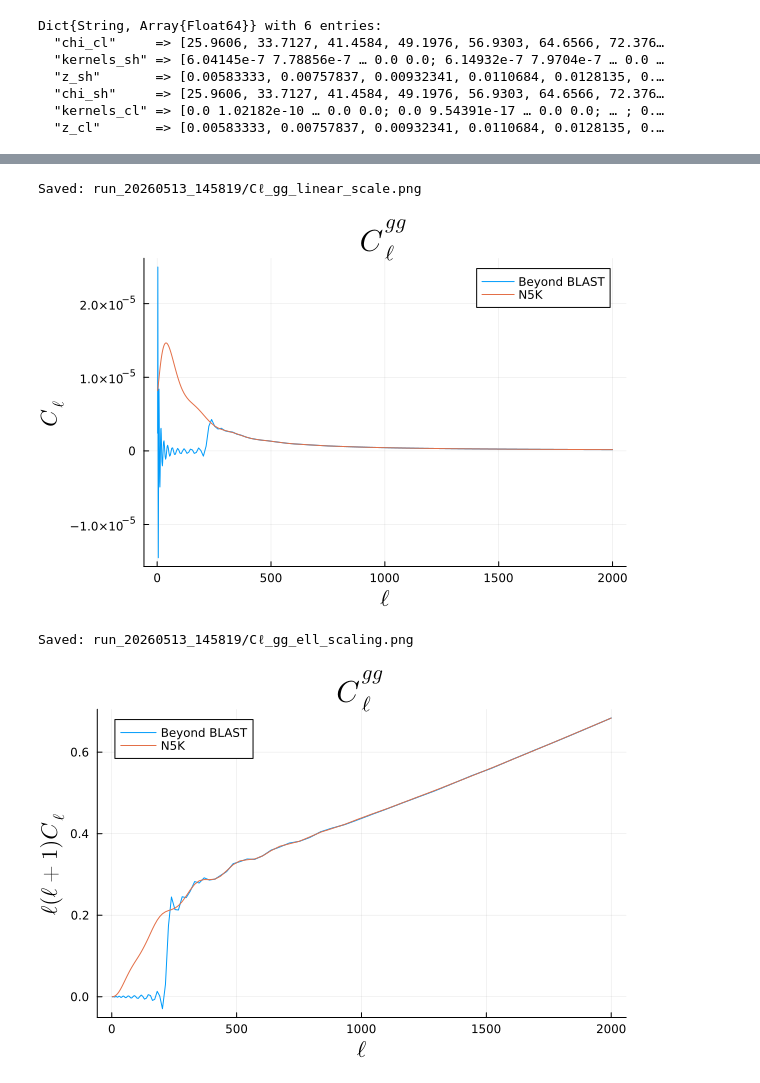
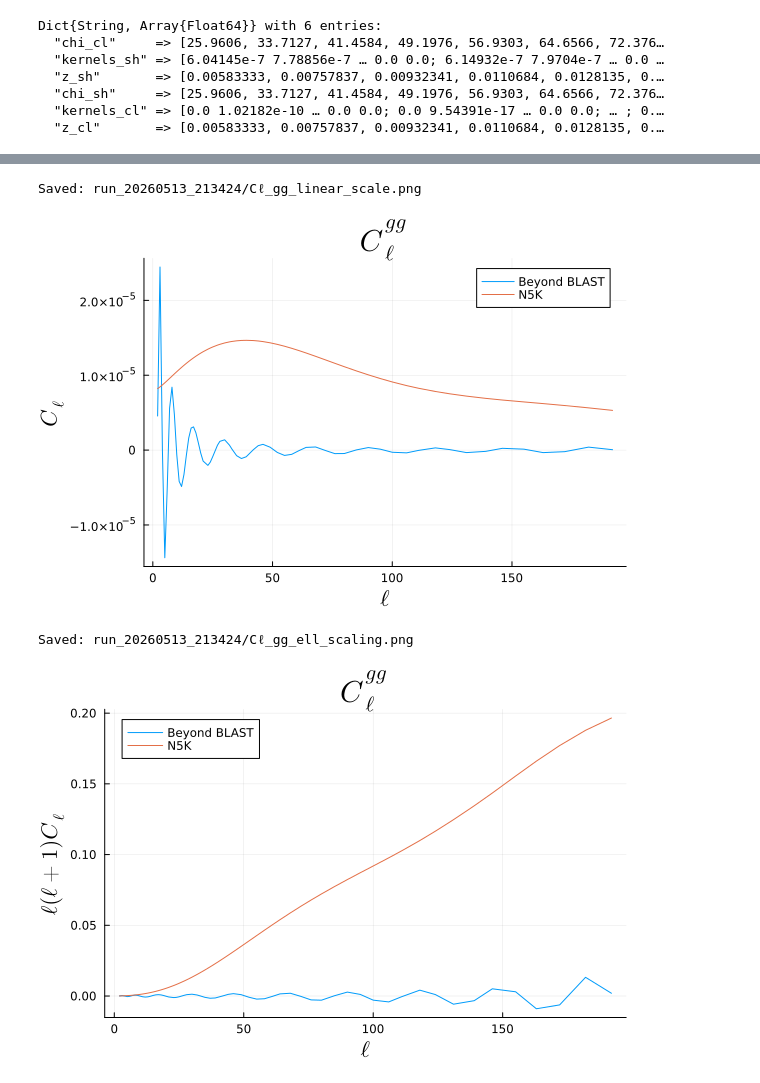
Before and after one commit to anvi-git/3D_Angular_Power_Spectrum, a Jupyter notebook: beyond_BLAST.ipynb, the cells around one changed output, grey strips where cells are left out. Drawn from its saved outputs; the diff is of its cells as text; code cells hidden in the pictures.

```diff
--- a/beyond_BLAST.ipynb
+++ b/beyond_BLAST.ipynb
@@ -531,25 +514,25 @@ end
 # %%
 i = 10
 j = 10
-nl = 103 #set this to 103 to see up to ℓ=2000.
+nl = 60 #set this to 103 to see up to ℓ=2000.
 p5 = plot(ell[1:nl], interp_Cℓ_CC[1:nl,i,j], label="Beyond BLAST", title = L"$C_\ell^{gg}$", titlefontsize=20,
     xlabel=L"$\ell$", ylabel=L"$C_\ell$", labelfontsize=15)
 plot!(p5, ell[1:nl], gg_reshaped[1:nl,i,j], label = "N5K")
 save_plot(p5, "Cℓ_gg_linear_scale")
 # %% [output]
-Saved: run_20260513_145819/Cℓ_gg_linear_scale.png
+Saved: run_20260513_213424/Cℓ_gg_linear_scale.png
-[figure, old version]
+[figure, new version]
 # %%
 i = 10
 j = 10
-nl = 103 #set this to 103 to see up to ℓ=2000.
+nl = 60 #set this to 103 to see up to ℓ=2000.
 p6 = plot(ell[1:nl], interp_Cℓ_CC[1:nl,i,j] .* ell[1:nl] .* (ell[1:nl] .+1), label="Beyond BLAST", title = L"$C_\ell^{gg}$", titlefontsize=20,
     xlabel=L"$\ell$", ylabel=L"$\ell(\ell+1)C_\ell$", labelfontsize=15)
 plot!(p6, ell[1:nl], gg_reshaped[1:nl,i,j] .* ell[1:nl] .* (ell[1:nl] .+1), label = "N5K")
 save_plot(p6, "Cℓ_gg_ell_scaling")
 # %% [output]
-Saved: run_20260513_145819/Cℓ_gg_ell_scaling.png
+Saved: run_20260513_213424/Cℓ_gg_ell_scaling.png
-[figure, old version]
+[figure, new version]
 # %%
 i = 1
 j = 2
```
Also changed, not shown: parts of 17 cells of this notebook, 38 other files.
